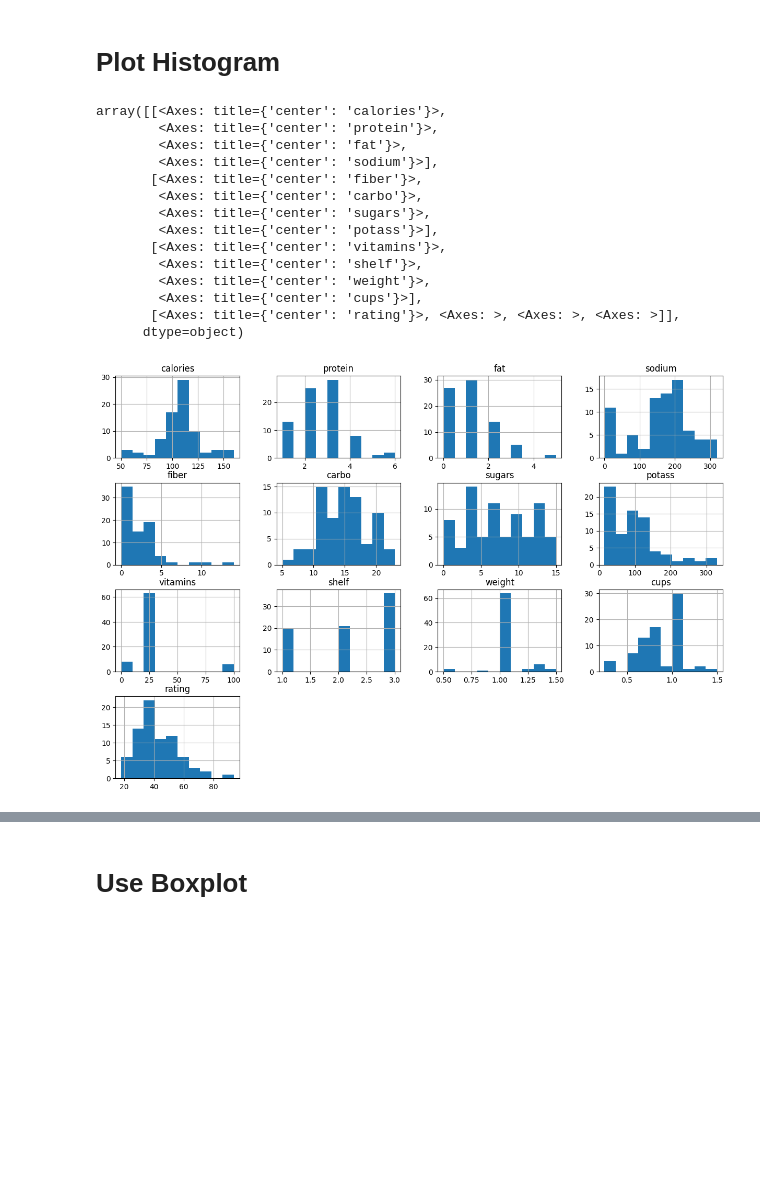
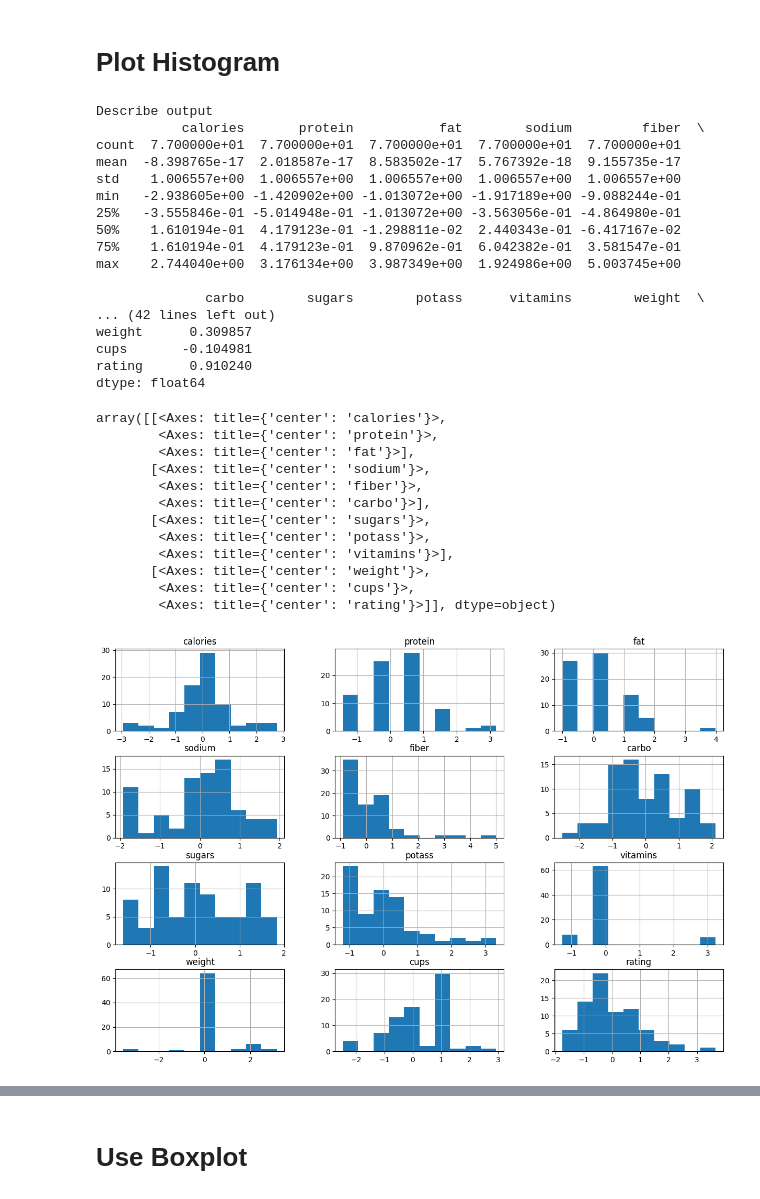
Before and after one commit to beneDesp/GLDM3002, a Jupyter notebook: Lab1_walsh.ipynb, the cells around one changed output, grey strips where cells are left out. Cells and saved outputs as stored; diff of their text form; code cells hidden in the pictures; blank space fills up the shorter version.

```diff
--- a/Lab1_walsh.ipynb
+++ b/Lab1_walsh.ipynb
@@ -93,24 +93,57 @@ max   93.704912
 std   14.047289
 # %% [markdown]
 # Plot Histogram
-# %%
-cereals_df.hist(figsize=(15, 10))
-# %% [output]
-array([[<Axes: title={'center': 'calories'}>,
-        <Axes: title={'center': 'protein'}>,
-        <Axes: title={'center': 'fat'}>,
-        <Axes: title={'center': 'sodium'}>],
-       [<Axes: title={'center': 'fiber'}>,
-        <Axes: title={'center': 'carbo'}>,
-        <Axes: title={'center': 'sugars'}>,
-        <Axes: title={'center': 'potass'}>],
-       [<Axes: title={'center': 'vitamins'}>,
-        <Axes: title={'center': 'shelf'}>,
-        <Axes: title={'center': 'weight'}>,
-        <Axes: title={'center': 'cups'}>],
-       [<Axes: title={'center': 'rating'}>, <Axes: >, <Axes: >, <Axes: >]],
-      dtype=object)
-[figure, removed]
+# %%
+import numpy as np
+from scipy.stats import skew
+from sklearn.preprocessing import StandardScaler
+
+sc = StandardScaler()
+cols = ['calories', 'protein', 'fat', 'sodium', 'fiber', 'carbo', 'sugars', 'potass', 'vitamins', 'weight', 'cups', 'rating']
+scaled_cereals_df= pd.DataFrame(sc.fit_transform(cereals_df[cols]), columns=cols)
+#print(type(scaled_cereals_df))
+#print(type(cereals_df))
+print("Describe output")
+print(scaled_cereals_df.describe()) #.loc[['mean','50%','min','max','std']])
+
+def find_iqr(x):
+  return np.subtract(*np.nanpercentile(x, [75, 25]))
+print("IQR output")
+print(scaled_cereals_df.apply(find_iqr))
+print("Skew output")
+print(scaled_cereals_df.skew(axis=0))
+scaled_cereals_df.hist(figsize=(15, 10))
+# %% [output]
+Describe output
+           calories       protein           fat        sodium         fiber  \
+count  7.700000e+01  7.700000e+01  7.700000e+01  7.700000e+01  7.700000e+01
+mean  -8.398765e-17  2.018587e-17  8.583502e-17  5.767392e-18  9.155735e-17
+std    1.006557e+00  1.006557e+00  1.006557e+00  1.006557e+00  1.006557e+00
+min   -2.938605e+00 -1.420902e+00 -1.013072e+00 -1.917189e+00 -9.088244e-01
+25%   -3.555846e-01 -5.014948e-01 -1.013072e+00 -3.563056e-01 -4.864980e-01
+50%    1.610194e-01  4.179123e-01 -1.298811e-02  2.440343e-01 -6.417167e-02
+75%    1.610194e-01  4.179123e-01  9.870962e-01  6.042382e-01  3.581547e-01
+max    2.744040e+00  3.176134e+00  3.987349e+00  1.924986e+00  5.003745e+00
+
+              carbo        sugars        potass      vitamins        weight  \
+... (42 lines left out)
+weight      0.309857
+cups       -0.104981
+rating      0.910240
+dtype: float64
+array([[<Axes: title={'center': 'calories'}>,
+        <Axes: title={'center': 'protein'}>,
+        <Axes: title={'center': 'fat'}>],
+       [<Axes: title={'center': 'sodium'}>,
+        <Axes: title={'center': 'fiber'}>,
+        <Axes: title={'center': 'carbo'}>],
+       [<Axes: title={'center': 'sugars'}>,
+        <Axes: title={'center': 'potass'}>,
+        <Axes: title={'center': 'vitamins'}>],
+       [<Axes: title={'center': 'weight'}>,
+        <Axes: title={'center': 'cups'}>,
+        <Axes: title={'center': 'rating'}>]], dtype=object)
+[figure, added]
 # %% [markdown]
 ## <u> Subquestions </u>
 
```
Also changed, not shown: parts of 1 cell of this notebook.
